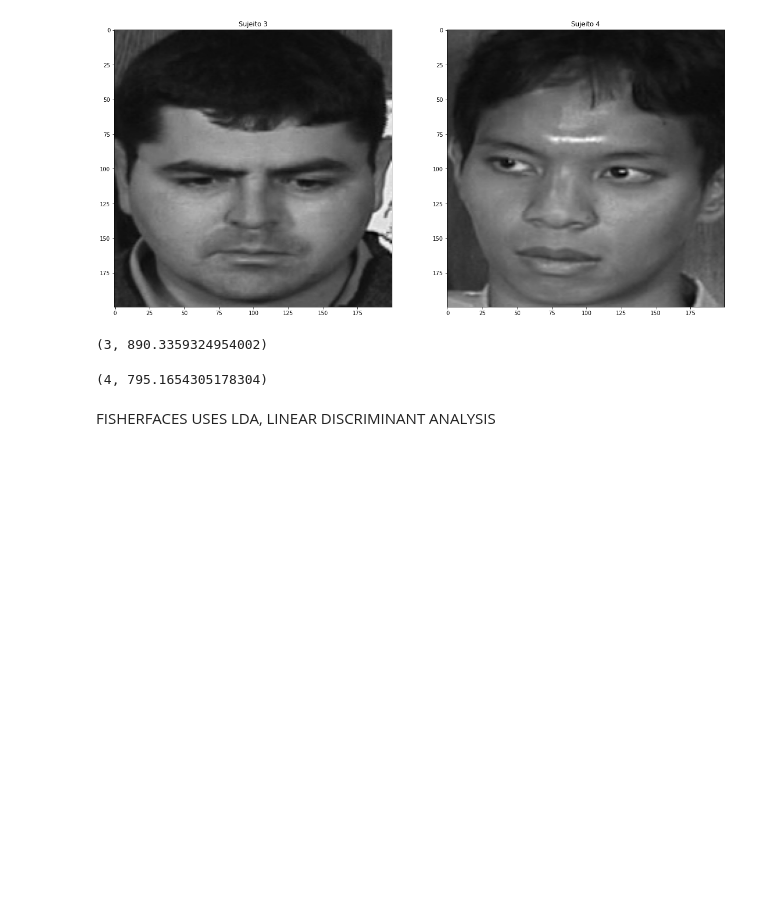
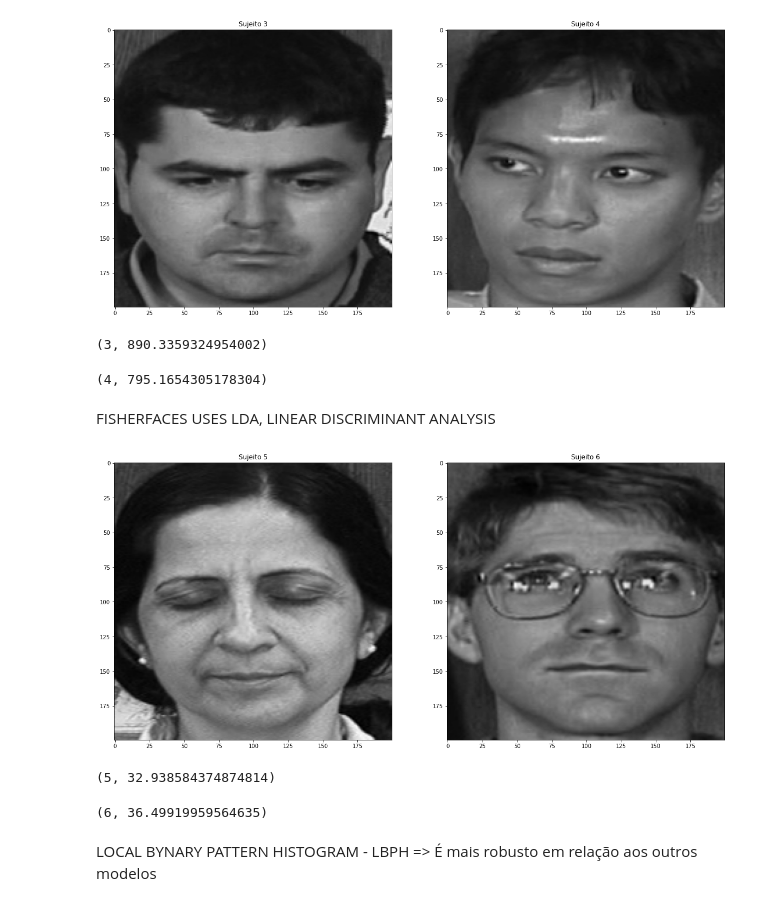
Before and after one commit to joaoavanzini/analise-classificacao-opencv-alura, a Jupyter notebook: classificacao_faces/preprocessamento.ipynb, the cells around one changed output. Cells and saved outputs as stored; diff of their text form; code cells hidden in the pictures; blank space fills up the shorter version.

Commit message:
LBPH

```diff
--- a/classificacao_faces/preprocessamento.ipynb
+++ b/classificacao_faces/preprocessamento.ipynb
@@ -200,0 +205,26 @@ FISHERFACES USES LDA, LINEAR DISCRIMINANT ANALYSIS
+# %%
+plt.figure(figsize=(20, 10))
+
+plt.subplot(121)
+plt.title("Sujeito " + str(sujeitos_teste[21]))
+plt.imshow(dados_teste[21], cmap="gray")
+
+plt.subplot(122)
+plt.title("Sujeito " + str(sujeitos_teste[27]))
+plt.imshow(dados_teste[27], cmap="gray")
+
+plt.show()
+# %% [output]
+[figure, added]
+# %%
+predicao = modelo_lbph.predict(dados_teste[21])
+predicao
+# %% [output]
+(5, 32.938584374874814)
+# %%
+predicao = modelo_lbph.predict(dados_teste[27])
+predicao
+# %% [output]
+(6, 36.49919959564635)
+# %% [markdown]
+LOCAL BYNARY PATTERN HISTOGRAM - LBPH => É mais robusto em relação aos outros modelos
```
Also changed, not shown: parts of 2 cells of this notebook.
